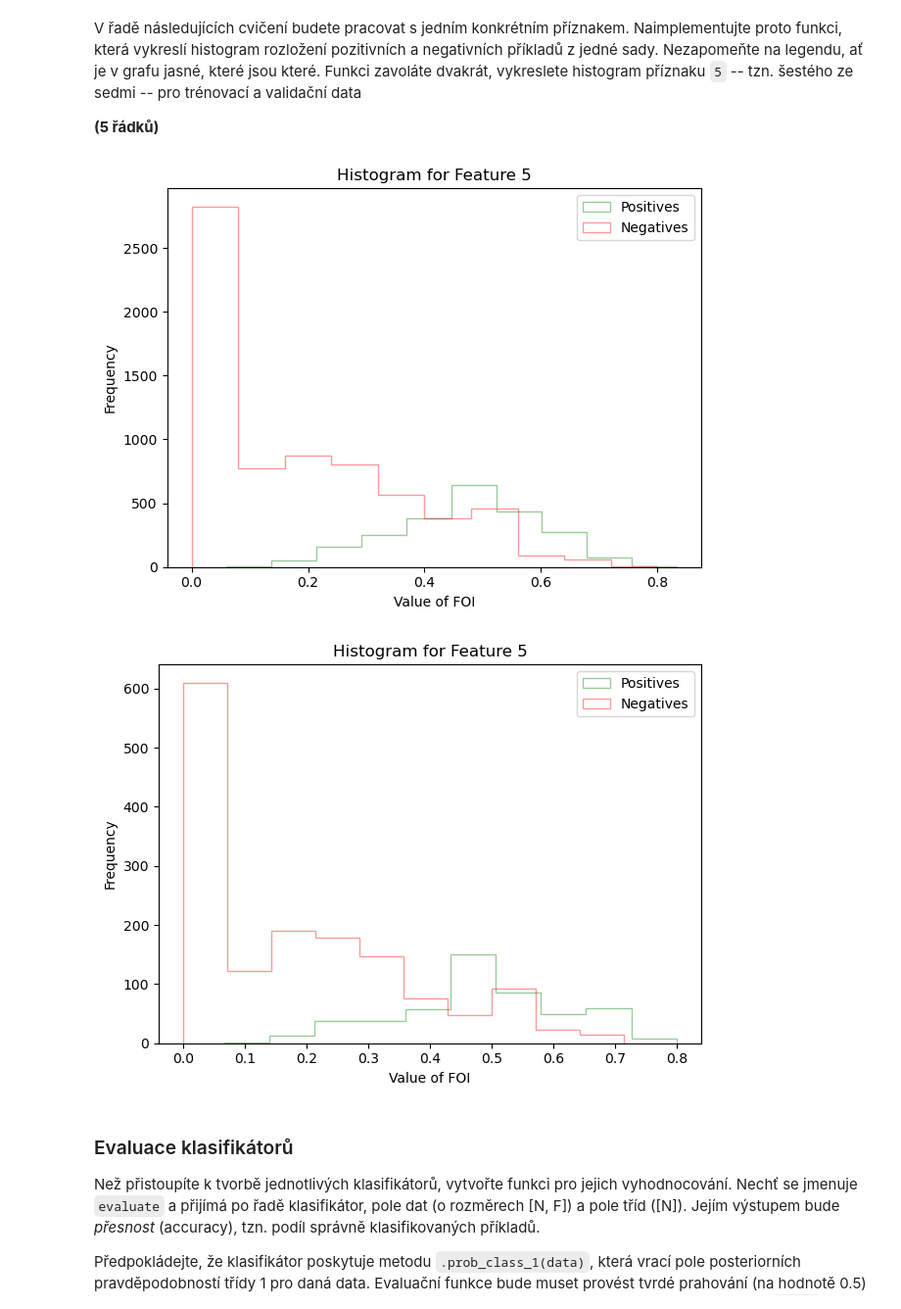
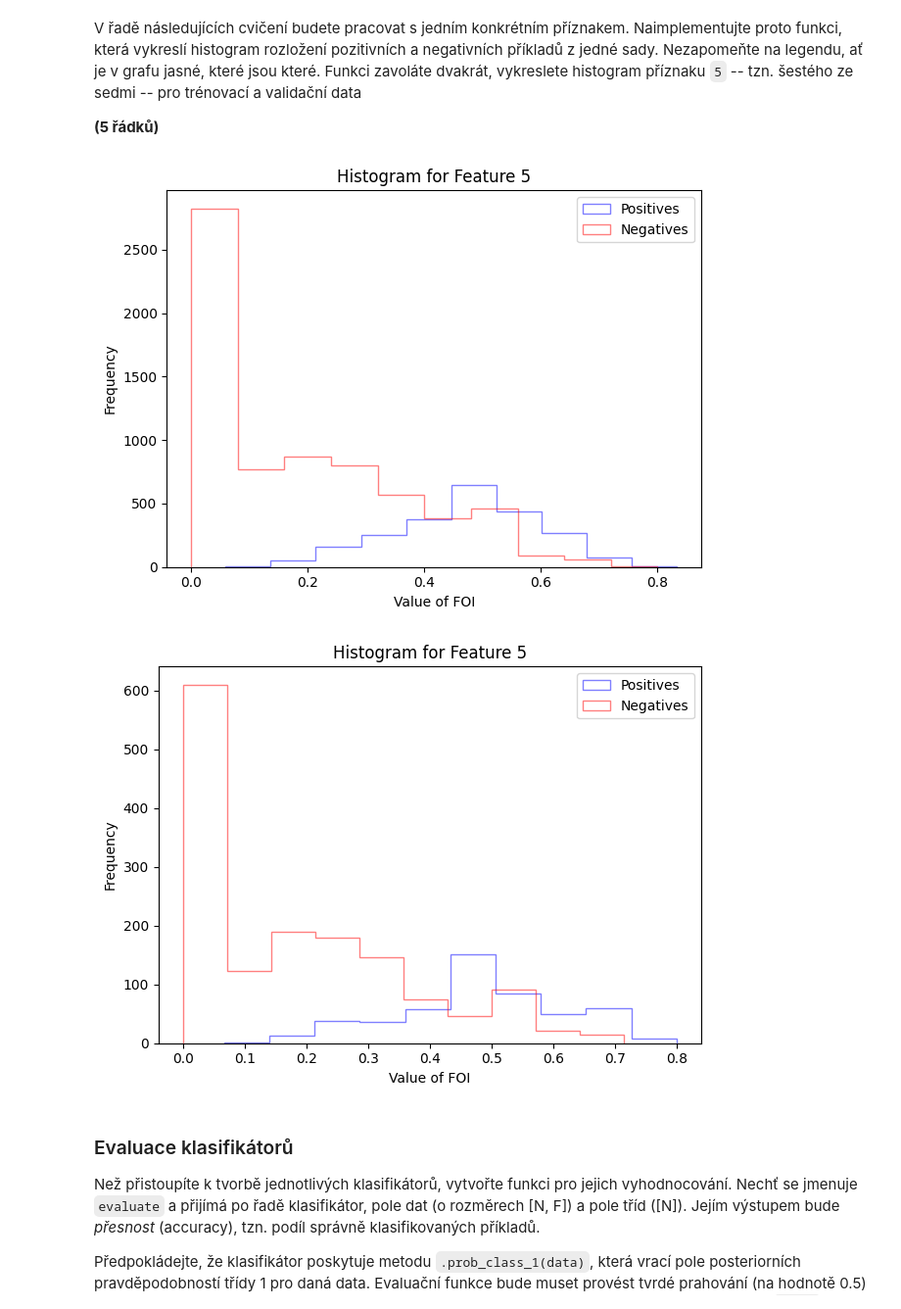
Before and after one commit to IamBahno/SUI-project-1, a Jupyter notebook: zadani.ipynb, the cells around one changed output. Shown at 98% size. Drawn from its saved outputs; the diff is of its cells as text; code cells hidden in the pictures.

```diff
--- a/zadani.ipynb
+++ b/zadani.ipynb
@@ -58,45 +58,22 @@ V řadě následujících cvičení budete pracovat s jedním konkrétním pří
 # %%
 FOI = 5  # Feature Of Interest
 
 def plot_data(poss, negs):
     BINS = 10
-    bins = np.linspace(0, 1, BINS)
-    neg_hist, _ = np.histogram(poss, bins=bins)
-    pos_hist, _ = np.histogram(negs, bins=bins)
-
-    bar_width = (bins[1] - bins[0]) / 3  # third of bar leave empty to make spaces
-
-    # Calculate bin centers
-    bin_centers = (bins + bins[1]/2)[:-1]
-
-    # Plot the histograms with offset
-    plt.bar(bin_centers - bar_width / 2, neg_hist, width=bar_width, label='Negatives', color='blue')
-    plt.bar(bin_centers + bar_width / 2, pos_hist, width=bar_width, label='Positives', color='green')
-
-    plt.xlim(left=0) #so the plot starts at 0 at x axis
-    plt.xlabel('Value of FOI')
-    plt.ylabel('Frequency')
-    plt.title(f'Histogram for Feature {FOI}')
-    plt.legend()
-    plt.tight_layout()
-    plt.show()
-
-def plot_data(poss, negs):
-    BINS = 10
-    plt.hist(poss,bins=BINS,color='green',alpha=0.4,label="Positives",histtype="step")
-    plt.hist(negs,bins=BINS,color='red',alpha=0.4,label="Negatives",histtype="step")
+    plt.hist(poss,bins=BINS,color='blue',alpha=0.5,label="Positives",histtype="step")
+    plt.hist(negs,bins=BINS,color='red',alpha=0.5,label="Negatives",histtype="step")
     plt.xlabel('Value of FOI')
     plt.ylabel('Frequency')
     plt.title(f'Histogram for Feature {FOI}')
     plt.legend()
     plt.tight_layout()
     plt.show()
 
 plot_data(train_dataset.pos[:, FOI], train_dataset.neg[:, FOI])
 plot_data(val_dataset.pos[:, FOI], val_dataset.neg[:, FOI])
 # %% [output]
-[figure, old version]
+[figure, new version]
-[figure, old version]
+[figure, new version]
 # %% [markdown]
 ### Evaluace klasifikátorů
 Než přistoupíte k tvorbě jednotlivých klasifikátorů, vytvořte funkci pro jejich vyhodnocování.
```
Also changed, not shown: parts of 15 cells of this notebook.
